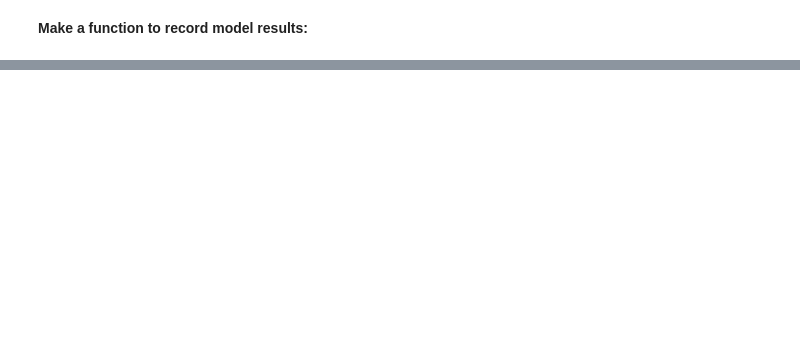
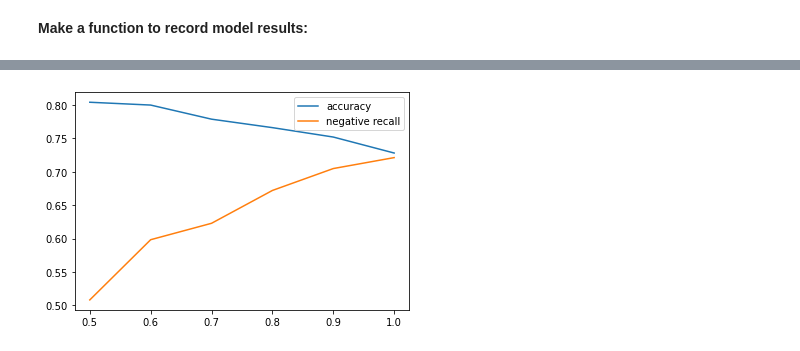
Before and after one commit to ran0027/twitter-sentiment-analysis, a Jupyter notebook: notebook.ipynb, the cells around one changed output, grey strips where cells are left out. Saved outputs shown, nothing was run; the diff lists cells and outputs as text; code cells hidden in the pictures; blank space fills up the shorter version.

```diff
--- a/notebook.ipynb
+++ b/notebook.ipynb
@@ -602,0 +861,26 @@ pd.DataFrame(model_eval)
+# %%
+recall_of_neg_tweets = []
+overall_accuracy = []
+
+for ratio in np.linspace(0.5, 1, 6):
+    rus = RandomUnderSampler(random_state=seed, sampling_strategy=ratio)
+
+    X_train_undersampled, y_train_undersampled = rus.fit_resample(scaled_X_train,
+                                                                  y_train_preprocessed)
+
+    baseline.fit(X_train_undersampled, y_train_undersampled)
+
+    overall_accuracy.append(accuracy_score(y_test_preprocessed,
+                                           baseline.predict(scaled_X_test)))
+    neg_recall = confusion_matrix(y_test_preprocessed, baseline.predict(scaled_X_test),
+                                  normalize='true')[0][0]
+    recall_of_neg_tweets.append(neg_recall)
+# %%
+fig, ax = plt.subplots()
+
+plt.plot(np.linspace(0.5, 1, 6), overall_accuracy, label='accuracy')
+plt.plot(np.linspace(0.5, 1, 6), recall_of_neg_tweets, label='negative recall')
+
+ax.legend();
+# %% [output]
+[figure, added]
```
Also changed, not shown: parts of 58 cells of this notebook.
